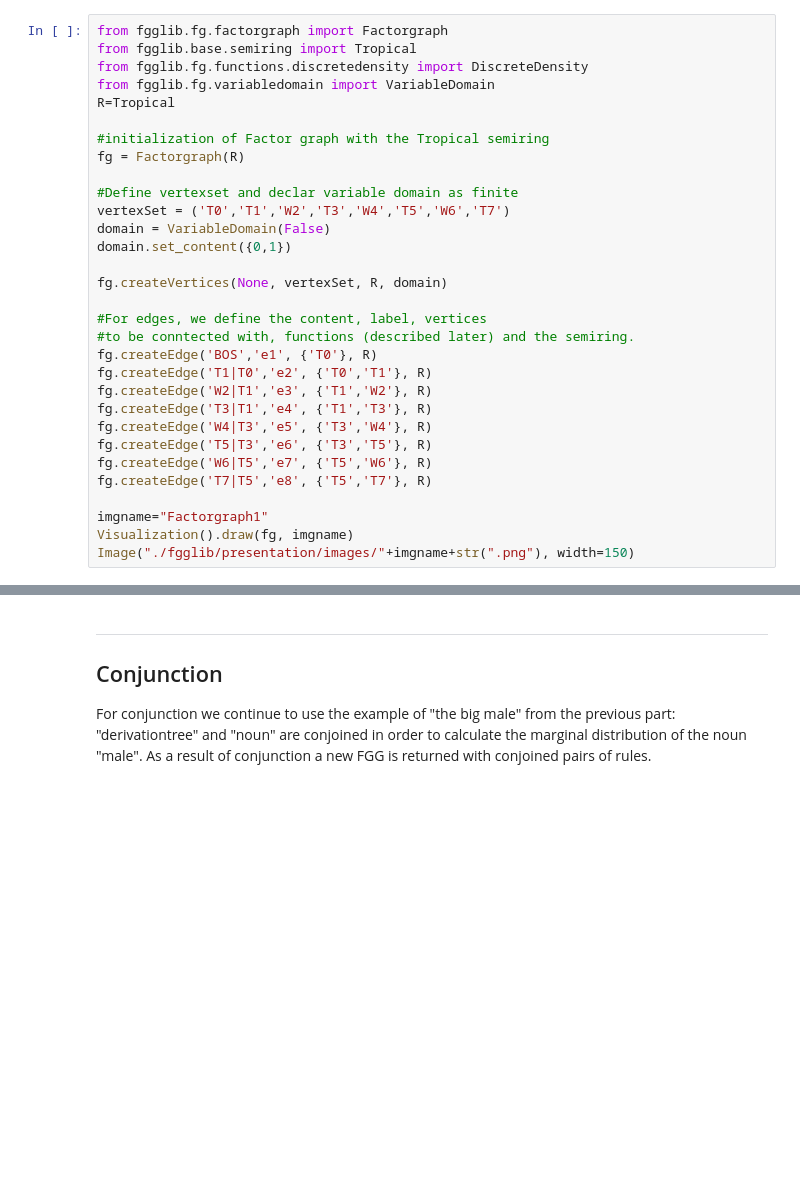
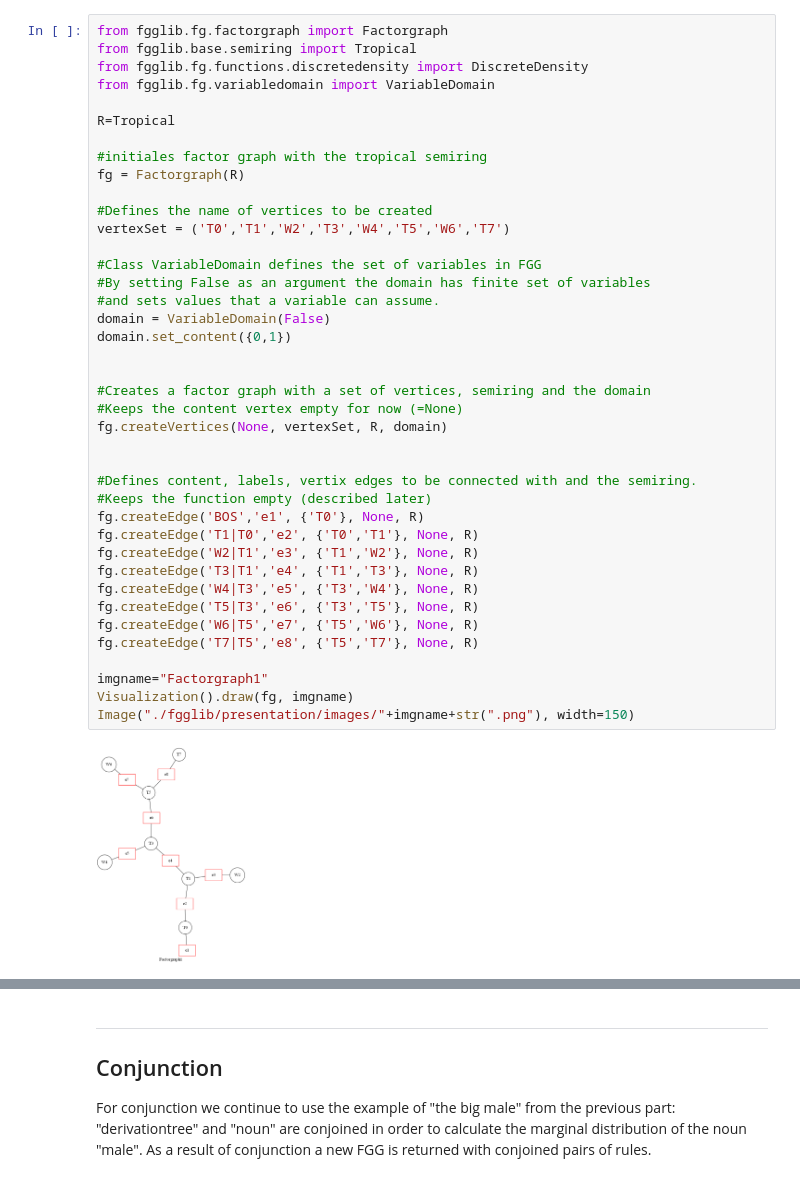
Before and after one commit to dogtype/AFLTProject, a Jupyter notebook: fgglib/presentation/presentation.ipynb, the cells around one changed output, grey strips where cells are left out. Cells and saved outputs as stored; diff of their text form; blank space fills up the shorter version.

```diff
--- a/fgglib/presentation/presentation.ipynb
+++ b/fgglib/presentation/presentation.ipynb
@@ -104,32 +79,43 @@ We use example 3 from the paper to generate factor graph with the same notation.
 # %%
 from fgglib.fg.factorgraph import Factorgraph
 from fgglib.base.semiring import Tropical
 from fgglib.fg.functions.discretedensity import DiscreteDensity
 from fgglib.fg.variabledomain import VariableDomain
+
 R=Tropical
 
-#initialization of Factor graph with the Tropical semiring
+#initiales factor graph with the tropical semiring
 fg = Factorgraph(R)
 
-#Define vertexset and declar variable domain as finite
+#Defines the name of vertices to be created
 vertexSet = ('T0','T1','W2','T3','W4','T5','W6','T7')
+
+#Class VariableDomain defines the set of variables in FGG
+#By setting False as an argument the domain has finite set of variables
+#and sets values that a variable can assume.
 domain = VariableDomain(False)
 domain.set_content({0,1})
 
+
+#Creates a factor graph with a set of vertices, semiring and the domain
+#Keeps the content vertex empty for now (=None)
 fg.createVertices(None, vertexSet, R, domain)
 
-#For edges, we define the content, label, vertices
-#to be conntected with, functions (described later) and the semiring.
-fg.createEdge('BOS','e1', {'T0'}, R)
-fg.createEdge('T1|T0','e2', {'T0','T1'}, R)
-fg.createEdge('W2|T1','e3', {'T1','W2'}, R)
-fg.createEdge('T3|T1','e4', {'T1','T3'}, R)
-fg.createEdge('W4|T3','e5', {'T3','W4'}, R)
-fg.createEdge('T5|T3','e6', {'T3','T5'}, R)
-fg.createEdge('W6|T5','e7', {'T5','W6'}, R)
-fg.createEdge('T7|T5','e8', {'T5','T7'}, R)
+
+#Defines content, labels, vertix edges to be connected with and the semiring.
+#Keeps the function empty (described later)
+fg.createEdge('BOS','e1', {'T0'}, None, R)
+fg.createEdge('T1|T0','e2', {'T0','T1'}, None, R)
+fg.createEdge('W2|T1','e3', {'T1','W2'}, None, R)
+fg.createEdge('T3|T1','e4', {'T1','T3'}, None, R)
+fg.createEdge('W4|T3','e5', {'T3','W4'}, None, R)
+fg.createEdge('T5|T3','e6', {'T3','T5'}, None, R)
+fg.createEdge('W6|T5','e7', {'T5','W6'}, None, R)
+fg.createEdge('T7|T5','e8', {'T5','T7'}, None, R)
 
 imgname="Factorgraph1"
 Visualization().draw(fg, imgname)
 Image("./fgglib/presentation/images/"+imgname+str(".png"), width=150)
+# %% [output]
+[figure, added]
 # %% [markdown]
```
Also changed, not shown: parts of 8 cells of this notebook, 1 other file.
